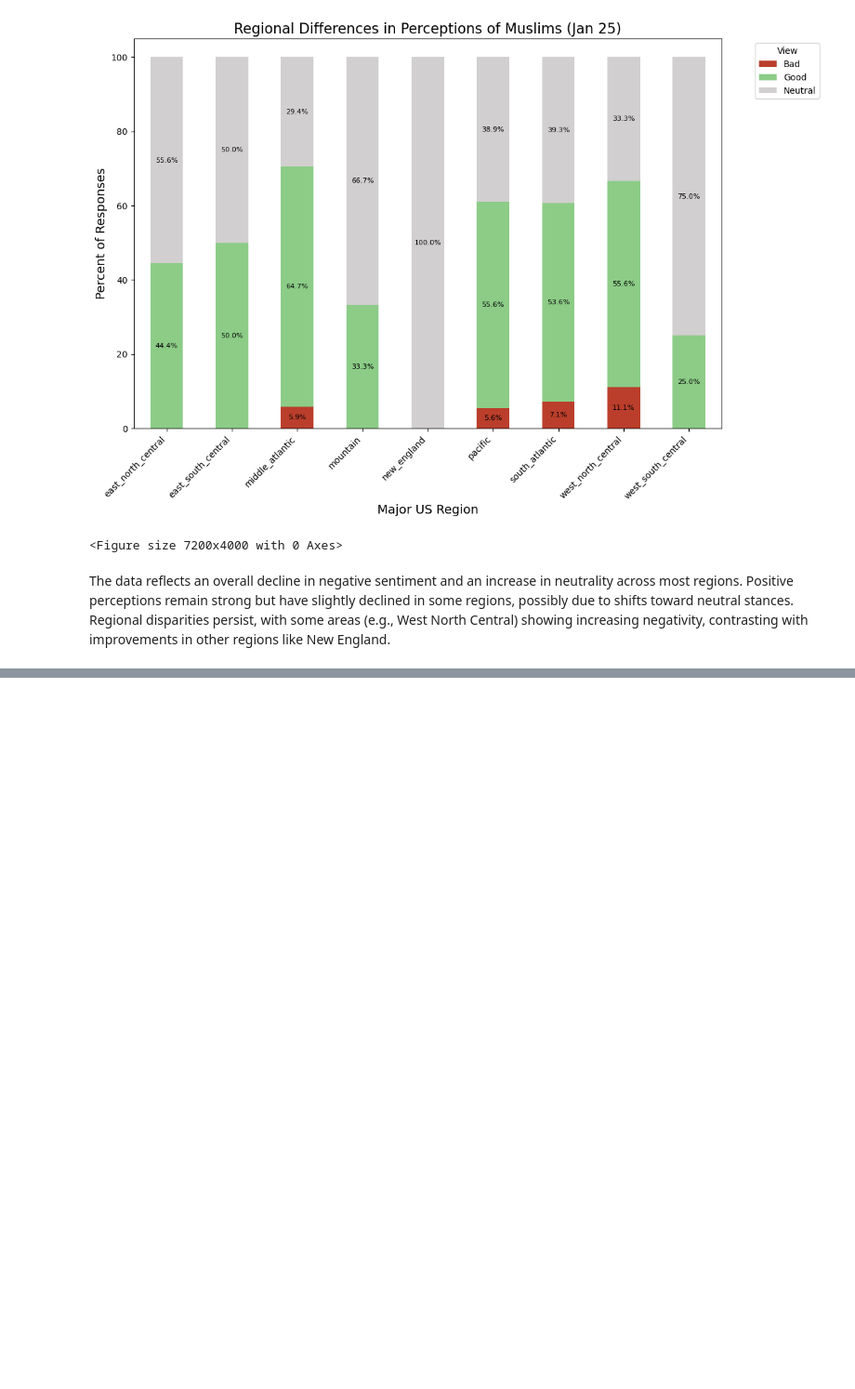
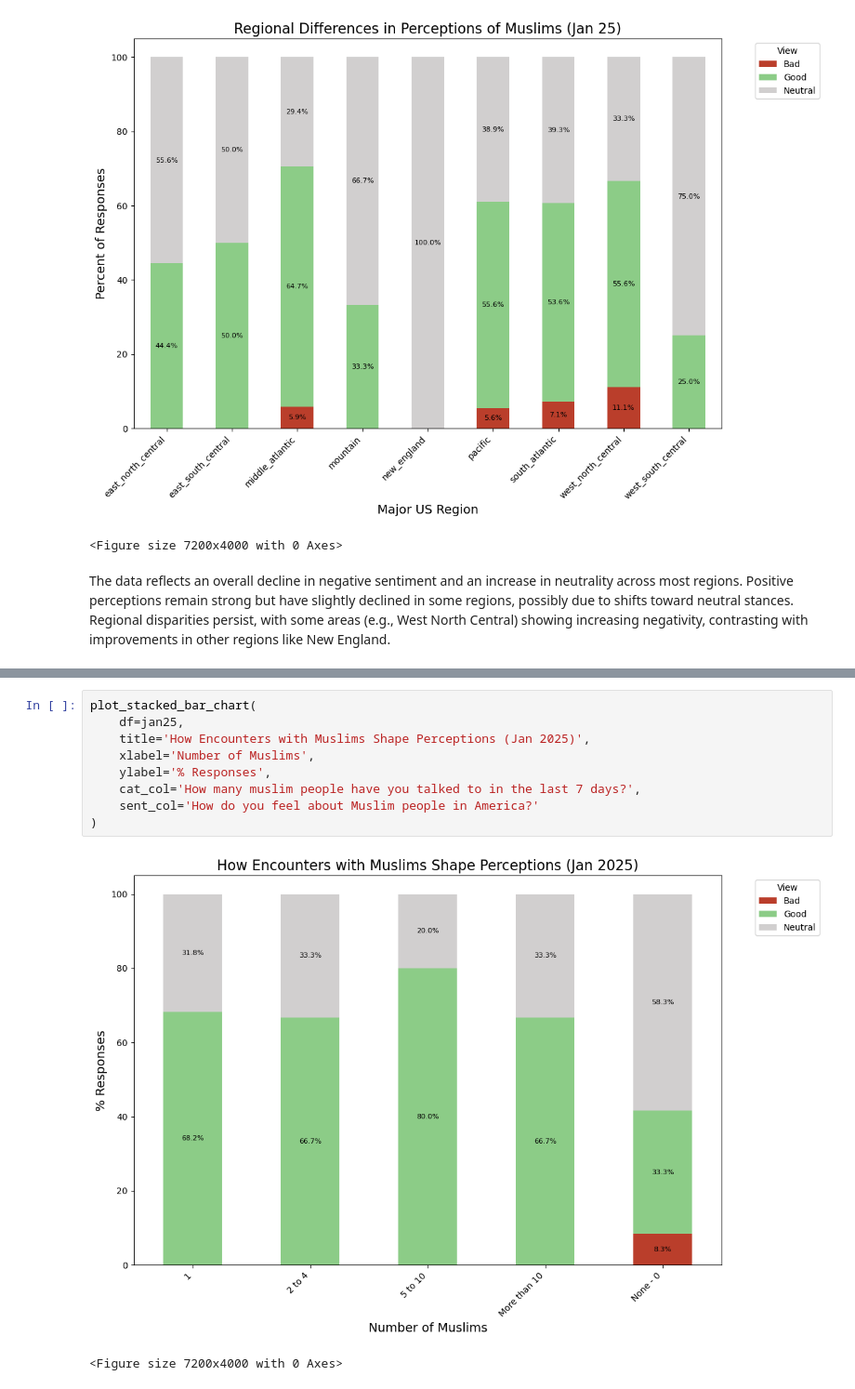
Before and after one commit to manelmahroug/Muslim-Brand-Sentiment, a Jupyter notebook: Brand_sentiment_Jan_2025.ipynb, the cells around one changed output, grey strips where cells are left out. Shown at 93% size. Saved outputs shown, nothing was run; the diff lists cells and outputs as text; blank space fills up the shorter version.

```diff
--- a/Brand_sentiment_Jan_2025.ipynb
+++ b/Brand_sentiment_Jan_2025.ipynb
@@ -499,0 +518,12 @@ Regional disparities persist, with some areas (e.g., West North Central) showing
+# %%
+plot_stacked_bar_chart(
+    df=jan25,
+    title='How Encounters with Muslims Shape Perceptions (Jan 2025)',
+    xlabel='Number of Muslims',
+    ylabel='% Responses',
+    cat_col='How many muslim people have you talked to in the last 7 days?',
+    sent_col='How do you feel about Muslim people in America?'
+)
+# %% [output]
+[figure, added]
+<Figure size 7200x4000 with 0 Axes>
```
Also changed, not shown: parts of 23 cells of this notebook.
